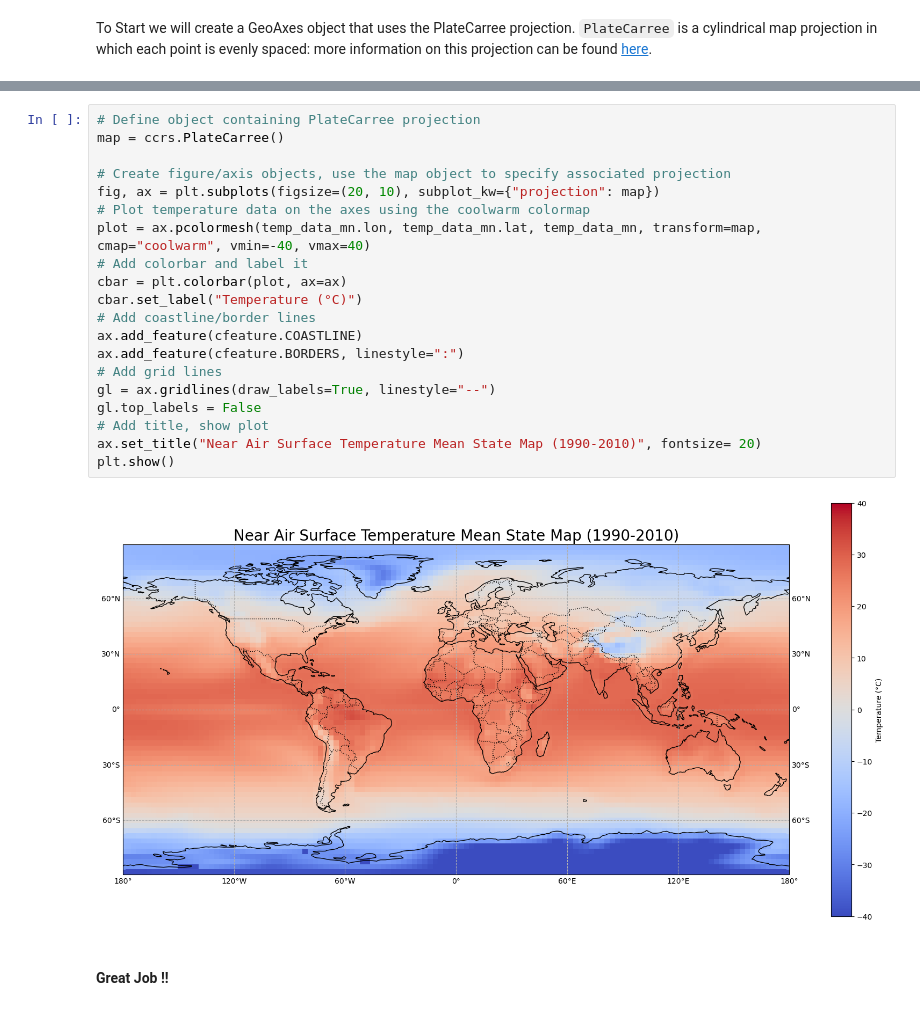
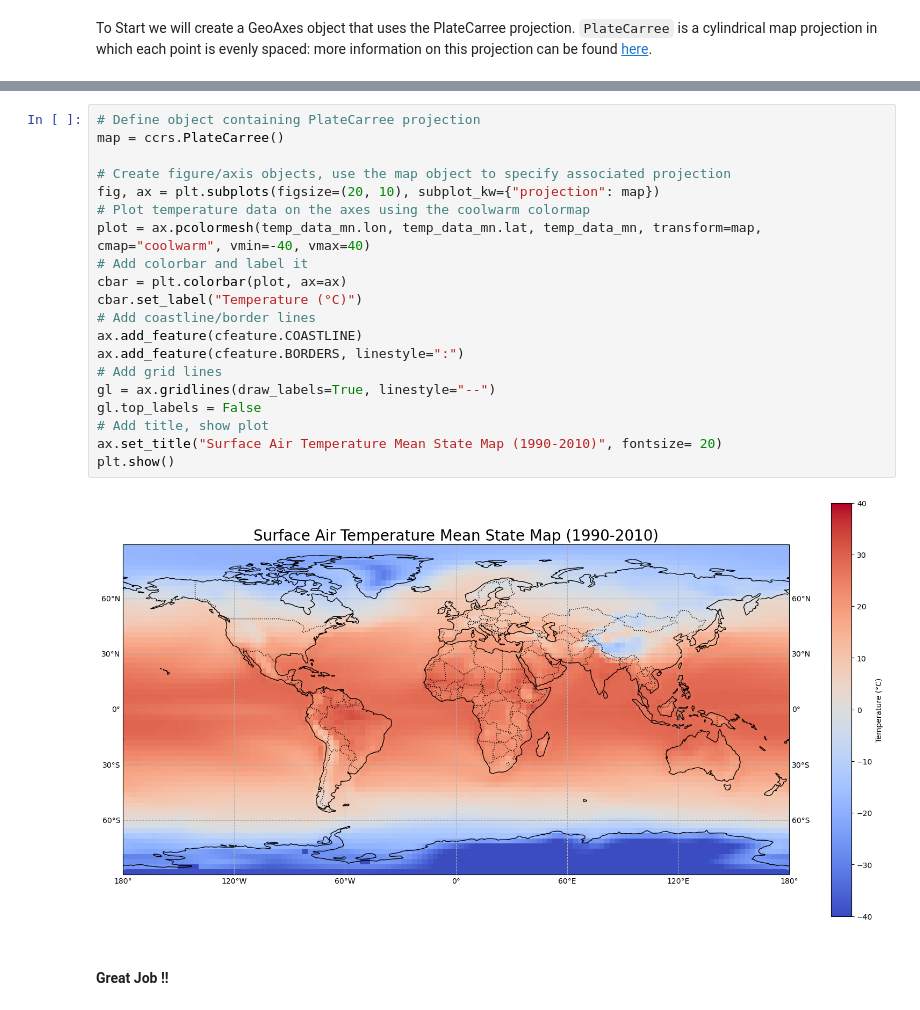
Before and after one commit to tommats00/Map-Plots, a Jupyter notebook: 1. Mapping Climate Data.ipynb, the cells around one changed output, grey strips where cells are left out. Saved outputs shown, nothing was run; the diff lists cells and outputs as text.

```diff
--- a/1. Mapping Climate Data.ipynb
+++ b/1. Mapping Climate Data.ipynb
@@ -147,25 +147,25 @@ The code block below will create our mean-state plot! A detailed breakdown of wh
 # %%
 # Define object containing PlateCarree projection
 map = ccrs.PlateCarree()
 
 # Create figure/axis objects, use the map object to specify associated projection
 fig, ax = plt.subplots(figsize=(20, 10), subplot_kw={"projection": map})
 # Plot temperature data on the axes using the coolwarm colormap
 plot = ax.pcolormesh(temp_data_mn.lon, temp_data_mn.lat, temp_data_mn, transform=map, cmap="coolwarm", vmin=-40, vmax=40)
 # Add colorbar and label it
 cbar = plt.colorbar(plot, ax=ax)
 cbar.set_label("Temperature (°C)")
 # Add coastline/border lines
 ax.add_feature(cfeature.COASTLINE)
 ax.add_feature(cfeature.BORDERS, linestyle=":")
 # Add grid lines
 gl = ax.gridlines(draw_labels=True, linestyle="--")
 gl.top_labels = False
 # Add title, show plot
-ax.set_title("Near Air Surface Temperature Mean State Map (1990-2010)", fontsize= 20)
+ax.set_title("Surface Air Temperature Mean State Map (1990-2010)", fontsize= 20)
 plt.show()
 # %% [output]
-[figure, old version]
+[figure, new version]
 # %% [markdown]
 #### Great Job !!
 # %% [markdown]
```
Also changed, not shown: parts of 3 cells of this notebook, 1 other file.
